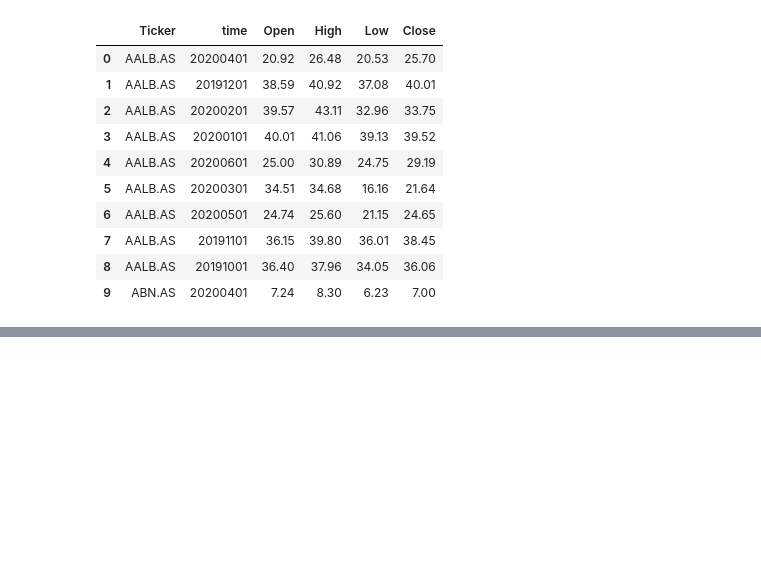
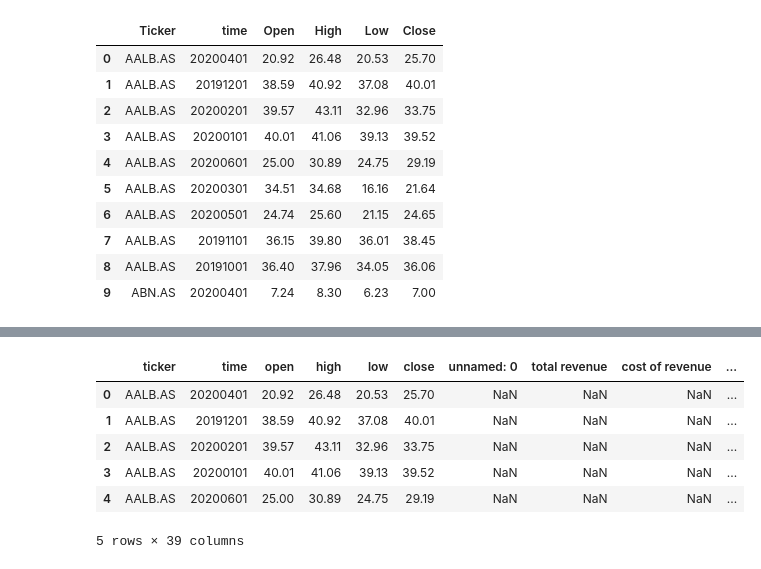
Before and after one commit to LukasTheMouse/Ironhack_project2_NinaLukas, a Jupyter notebook: Joining Data .ipynb, the cells around one changed output, grey strips where cells are left out. Saved outputs shown, nothing was run; the diff lists cells and outputs as text; code cells hidden in the pictures; blank space fills up the shorter version.

```diff
--- a/Joining Data .ipynb
+++ b/Joining Data .ipynb
@@ -40,0 +47,12 @@ TypeError: merge() missing 1 required positional argument: 'right'
+# %%
+#Change all column names to lower case
+new_table.columns= new_table.columns.str.lower()
+new_table.head(5)
+# %% [output]
+|  | ticker | time | open | high | low | close | unnamed: 0 | total revenue | cost of revenue | ... |
+| 0 | AALB.AS | 20200401 | 20.92 | 26.48 | 20.53 | 25.70 | NaN | NaN | NaN | ... |
+| 1 | AALB.AS | 20191201 | 38.59 | 40.92 | 37.08 | 40.01 | NaN | NaN | NaN | ... |
+| 2 | AALB.AS | 20200201 | 39.57 | 43.11 | 32.96 | 33.75 | NaN | NaN | NaN | ... |
+| 3 | AALB.AS | 20200101 | 40.01 | 41.06 | 39.13 | 39.52 | NaN | NaN | NaN | ... |
+| 4 | AALB.AS | 20200601 | 25.00 | 30.89 | 24.75 | 29.19 | NaN | NaN | NaN | ... |
+5 rows × 39 columns
```
Also changed, not shown: parts of 8 cells of this notebook.
